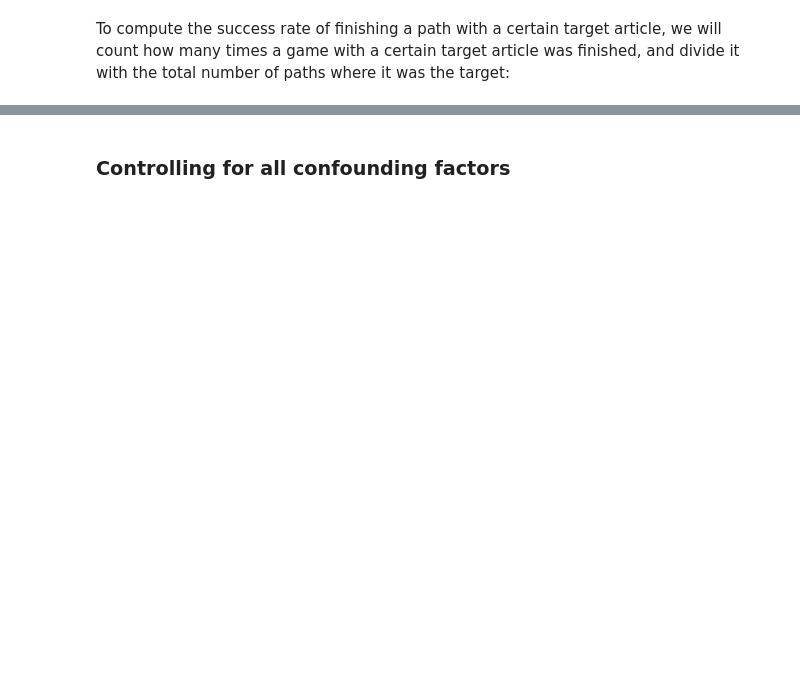
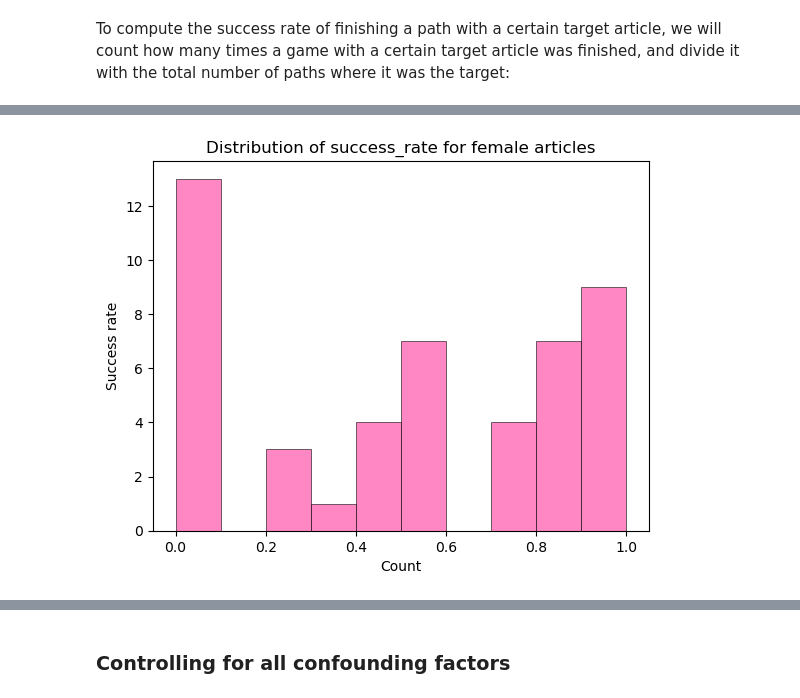
Before and after one commit to epfl-ada/ada-2022-project-metadata, a Jupyter notebook: project.ipynb, the cells around one changed output, grey strips where cells are left out. Cells and saved outputs as stored; diff of their text form; code cells hidden in the pictures; blank space fills up the shorter version.

```diff
--- a/project.ipynb
+++ b/project.ipynb
@@ -318,0 +482,10 @@ people.to_csv("./data/people_overview.csv")
+# %%
+female = people[people["gender"]== "female"]["succ_rate"]
+# plot the histogram
+plt.hist(female, color = 'hotpink', edgecolor = 'black', linewidth = 0.5, alpha=0.8)
+plt.xlabel("Count")
+plt.ylabel("Success rate")
+plt.title("Distribution of success_rate for female articles")
+plt.show()
+# %% [output]
+[figure, added]
```
Also changed, not shown: parts of 146 cells of this notebook.
